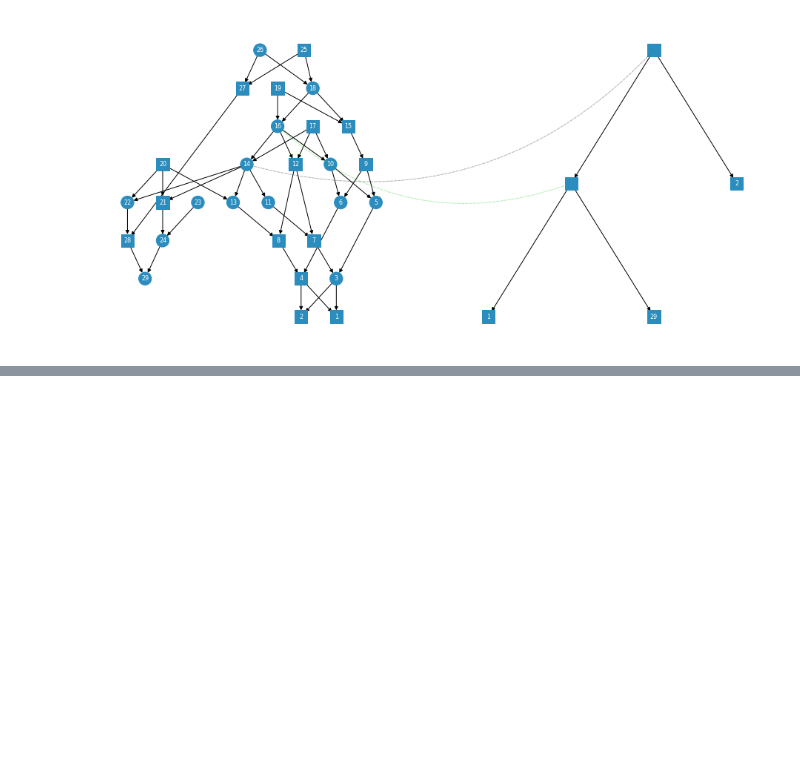
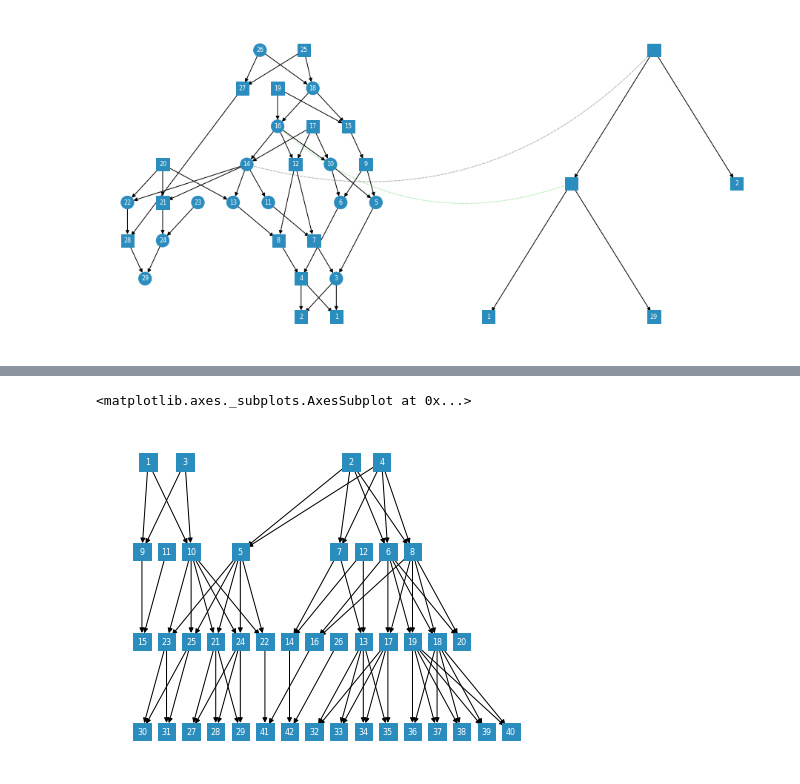
Before and after one commit to ivan-krukov/aligning-genealogies, a Jupyter notebook: notebooks/Experiments.ipynb, the cells around one changed output, grey strips where cells are left out. Cells and saved outputs as stored; diff of their text form; code cells hidden in the pictures; blank space fills up the shorter version.

```diff
--- a/notebooks/Experiments.ipynb
+++ b/notebooks/Experiments.ipynb
@@ -121,0 +167,5 @@ Text(value='1', description='Radius', placeholder='1')
+# %%
+ped.draw()
+# %% [output]
+<matplotlib.axes._subplots.AxesSubplot at 0x...>
+[figure, added]
```
Also changed, not shown: parts of 6 cells of this notebook, 1 other file.
